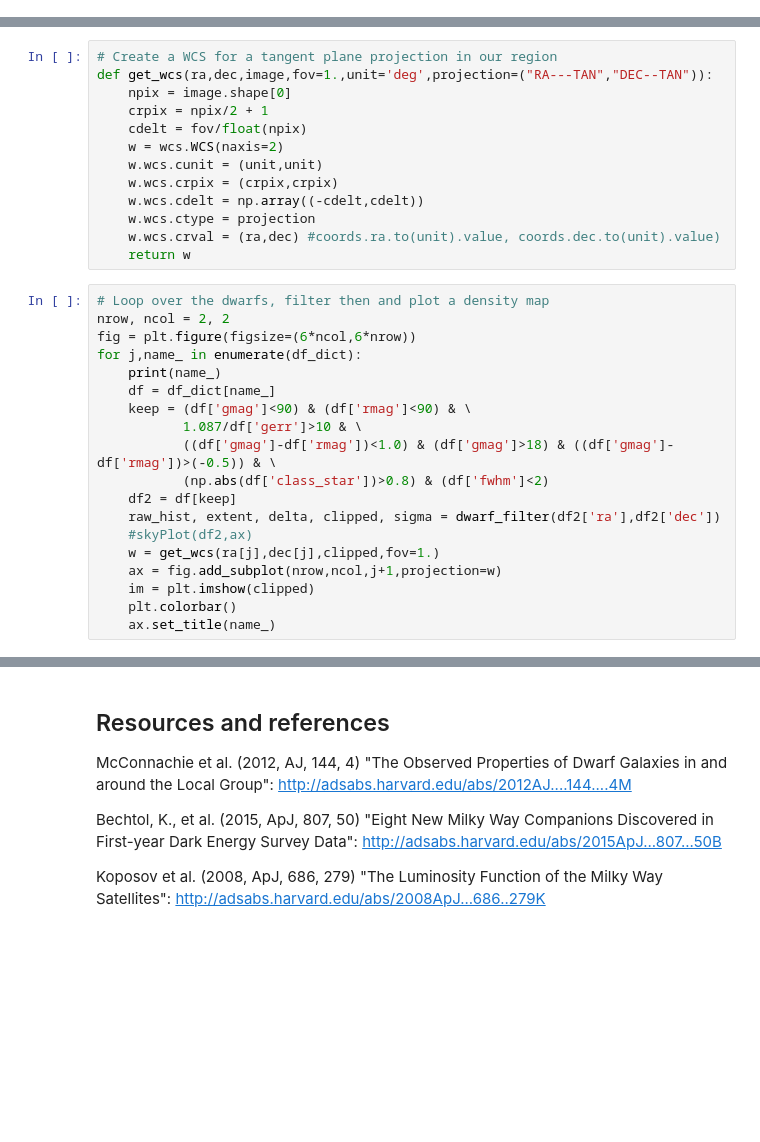
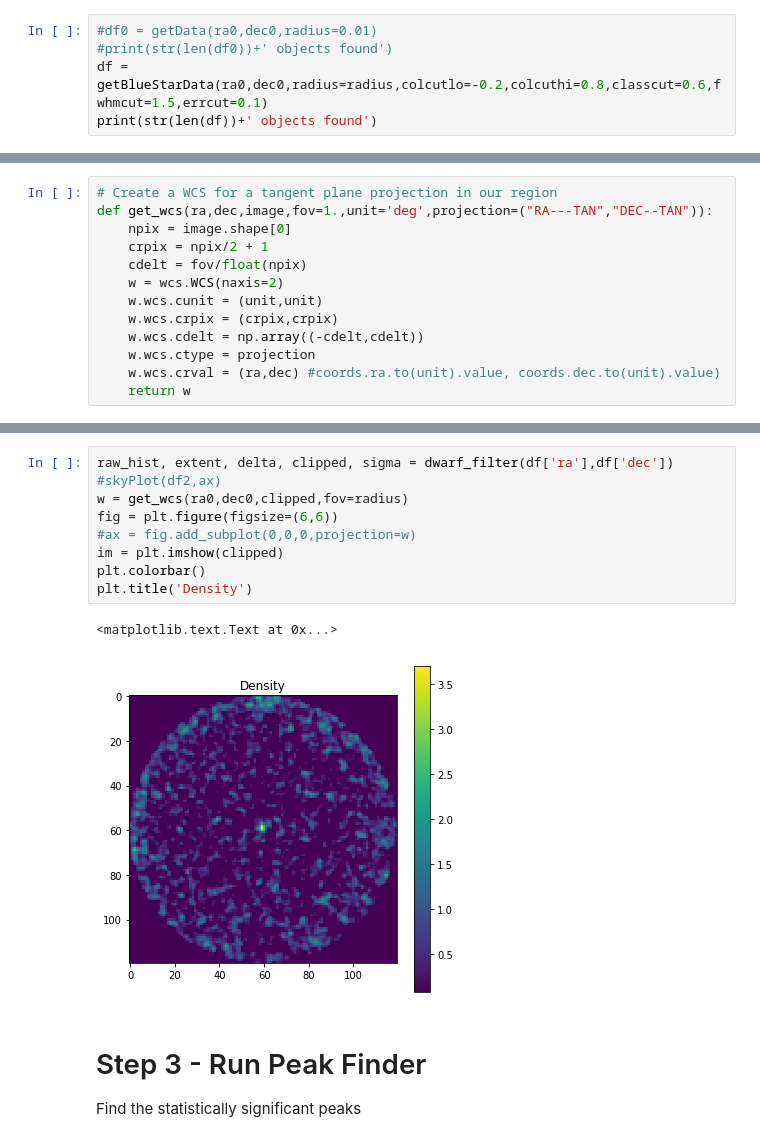
Before and after one commit to dnidever/nscdwarfs, a Jupyter notebook: nsc_dwarfs.ipynb, the cells around one changed output, grey strips where cells are left out. Drawn from its saved outputs; the diff is of its cells as text; blank space fills up the shorter version.

Commit message:
Updated to nsc_dwarfs.ipynb that creates density map.

```diff
--- a/nsc_dwarfs.ipynb
+++ b/nsc_dwarfs.ipynb
@@ -224,0 +214,5 @@ We filter the photometry to include objects with S/N>10, that are point-like (CL
+# %%
+#df0 = getData(ra0,dec0,radius=0.01)
+#print(str(len(df0))+' objects found')
+df = getBlueStarData(ra0,dec0,radius=radius,colcutlo=-0.2,colcuthi=0.8,classcut=0.6,fwhmcut=1.5,errcut=0.1)
+print(str(len(df))+' objects found')
@@ -235,22 +239,3 @@ def get_wcs(ra,dec,image,fov=1.,unit='deg',projection=("RA---TAN","DEC--TAN")):
     w.wcs.ctype = projection
     w.wcs.crval = (ra,dec) #coords.ra.to(unit).value, coords.dec.to(unit).value)
     return w
-# %%
-# Loop over the dwarfs, filter then and plot a density map
-nrow, ncol = 2, 2
-fig = plt.figure(figsize=(6*ncol,6*nrow))
-for j,name_ in enumerate(df_dict):
-    print(name_)
-    df = df_dict[name_]
-    keep = (df['gmag']<90) & (df['rmag']<90) & \
-           1.087/df['gerr']>10 & \
-           ((df['gmag']-df['rmag'])<1.0) & (df['gmag']>18) & ((df['gmag']-df['rmag'])>(-0.5)) & \
-           (np.abs(df['class_star'])>0.8) & (df['fwhm']<2)
-    df2 = df[keep]
-    raw_hist, extent, delta, clipped, sigma = dwarf_filter(df2['ra'],df2['dec'])
-    #skyPlot(df2,ax)
-    w = get_wcs(ra[j],dec[j],clipped,fov=1.)
-    ax = fig.add_subplot(nrow,ncol,j+1,projection=w)
-    im = plt.imshow(clipped)
-    plt.colorbar()
-    ax.set_title(name_)
@@ -305,11 +242,15 @@ ax.yaxis.set_visible(False)
-# %% [markdown]
-<a class="anchor" id="resources"></a>
-## Resources and references
-
-McConnachie et al. (2012, AJ, 144, 4) "The Observed Properties of Dwarf Galaxies in and around the Local Group":
-http://adsabs.harvard.edu/abs/2012AJ....144....4M
-
-Bechtol, K., et al. (2015, ApJ, 807, 50) "Eight New Milky Way Companions Discovered in First-year Dark Energy Survey Data":
-http://adsabs.harvard.edu/abs/2015ApJ...807...50B
-
-Koposov et al. (2008, ApJ, 686, 279) "The Luminosity Function of the Milky Way Satellites": http://adsabs.harvard.edu/abs/2008ApJ...686..279K
+# %%
+raw_hist, extent, delta, clipped, sigma = dwarf_filter(df['ra'],df['dec'])
+#skyPlot(df2,ax)
+w = get_wcs(ra0,dec0,clipped,fov=radius)
+fig = plt.figure(figsize=(6,6))
+#ax = fig.add_subplot(0,0,0,projection=w)
+im = plt.imshow(clipped)
+plt.colorbar()
+plt.title('Density')
+# %% [output]
+<matplotlib.text.Text at 0x...>
+[figure, added]
+# %% [markdown]
+# Step 3 - Run Peak Finder
+Find the statistically significant peaks
```
Also changed, not shown: parts of 15 cells of this notebook.
